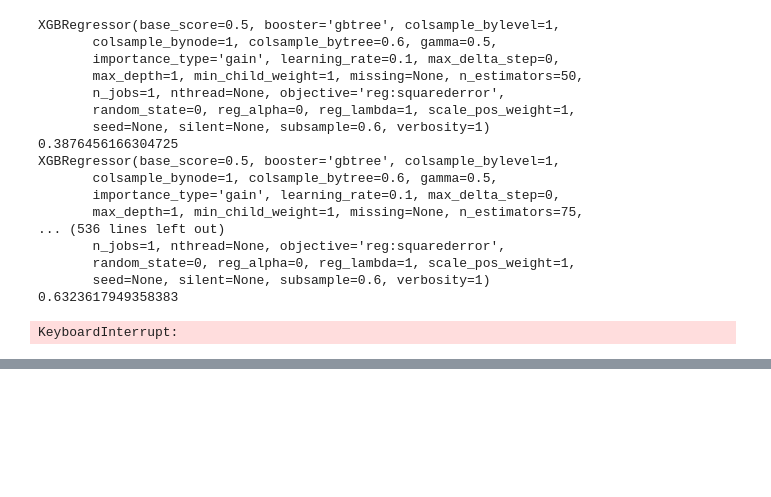
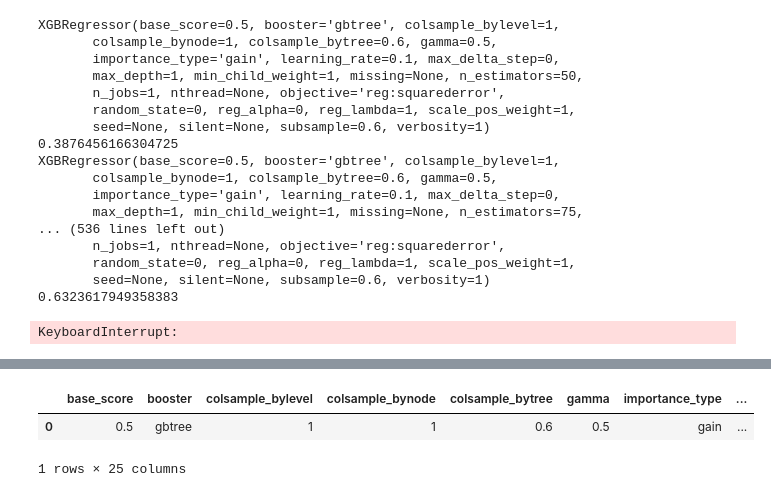
Before and after one commit to yangyu-1/parameter_tuning_w_K8S, a Jupyter notebook: xgboost.ipynb, the cells around one changed output, grey strips where cells are left out. Saved outputs shown, nothing was run; the diff lists cells and outputs as text; code cells hidden in the pictures; blank space fills up the shorter version.

```diff
--- a/xgboost.ipynb
+++ b/xgboost.ipynb
@@ -39,14 +39,16 @@ params = [
 
 def split_params(jobs_param,chunk):
     li = []
-    for x in jobs_param:
+    for i,x in enumerate(jobs_param):
         model = x.pop('model')
         c_plane = [dict(zip(x, v)) for v in product(*x.values())]
         for y in c_plane:
             y.update( {"model":model})
         li+=c_plane
+
     split_list=np.array_split(li, chunk)
     json_list = [json.dumps(i.tolist()) for i in split_list]
+    print(f"Total Param Length = {len(li)}, Each chunk = {len(split_list[0])}" )
     return json_list
 
-split = split_params(params,10)
+split = split_params(params,1)
@@ -144,0 +118,2 @@ df['hostname'] = socket.gethostname()
+# %%
+regressor = XGBRegressor(objective ='reg:squarederror',**json.loads(split[0])[0])
@@ -144,0 +140,6 @@ df['hostname'] = socket.gethostname()
+# %%
+pd.DataFrame([regressor.get_params()])
+# %% [output]
+|  | base_score | booster | colsample_bylevel | colsample_bynode | colsample_bytree | gamma | importance_type | ... |
+| 0 | 0.5 | gbtree | 1 | 1 | 0.6 | 0.5 | gain | ... |
+1 rows × 25 columns
```
Also changed, not shown: parts of 6 cells of this notebook, 4 other files.
